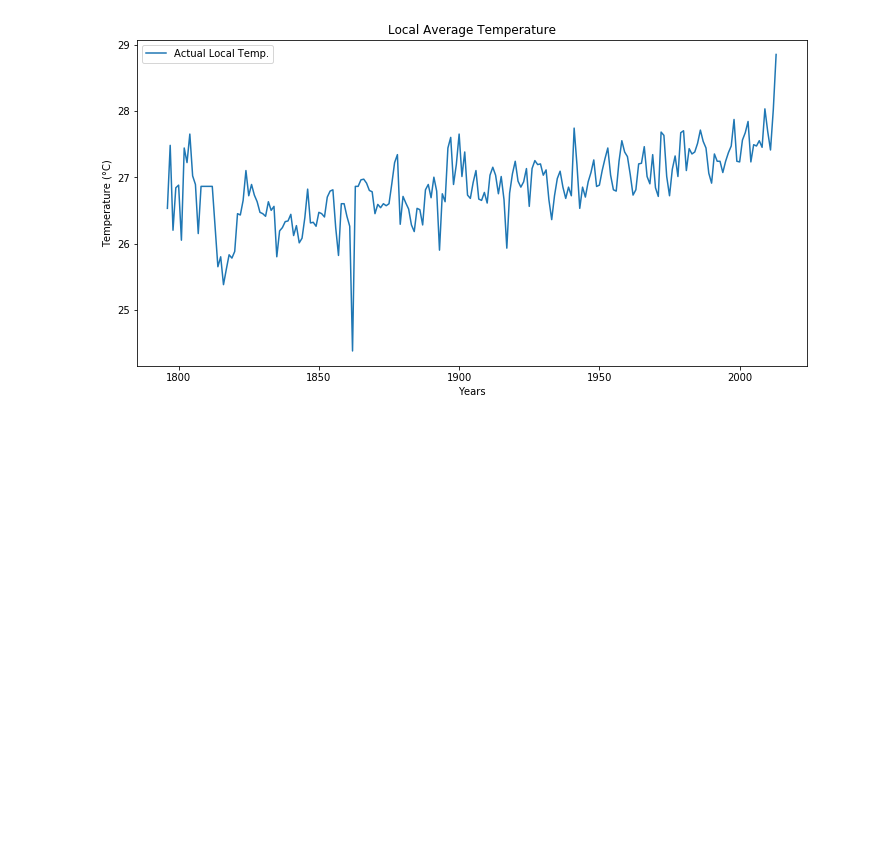
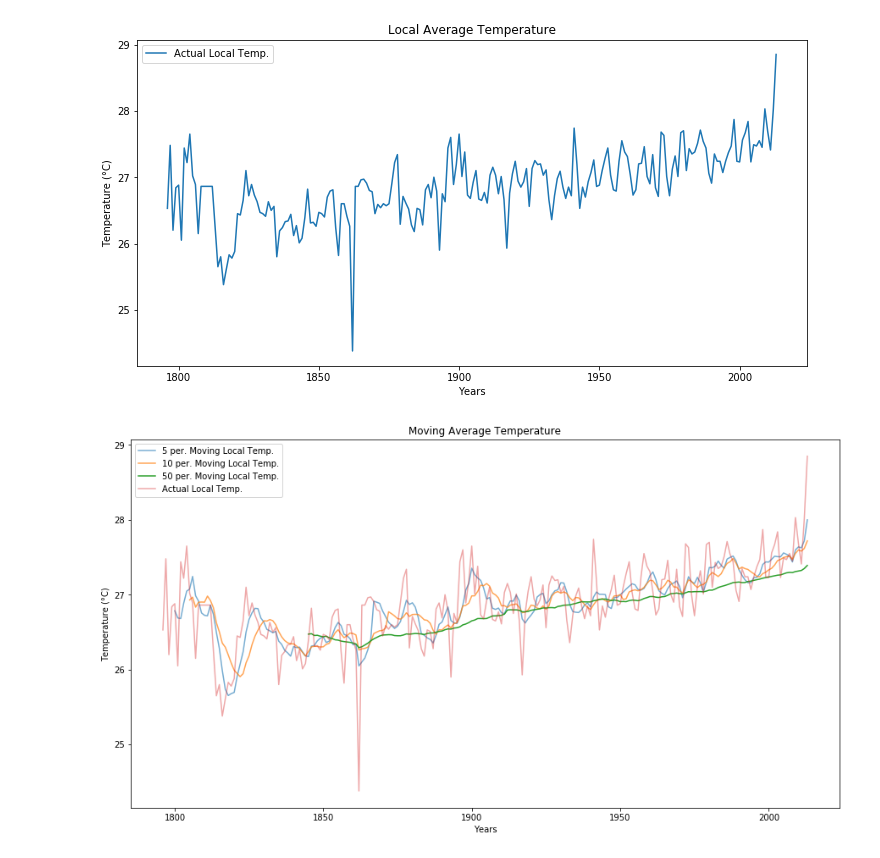
Before and after one commit to Lashuk1729/Explore-Weather-Trends, a Jupyter notebook: Explore_Weather_Trends.ipynb, the cells around one changed output. Cells and saved outputs as stored; diff of their text form; code cells hidden in the pictures; blank space fills up the shorter version.

```diff
--- a/Explore_Weather_Trends.ipynb
+++ b/Explore_Weather_Trends.ipynb
@@ -77,3 +90,16 @@ plt.title("Local Average Temperature")
 plt.show()
 # %% [output]
 [figure]
+# %%
+plt.figure(figsize=(15, 8))
+plt.plot(data['year'], moving_avg(data['local_avg_temp'], 5), label='5 per. Moving Local Temp.',alpha = 0.6)
+plt.plot(data['year'], moving_avg(data['local_avg_temp'], 10), label='10 per. Moving Local Temp.',alpha = 0.7)
+plt.plot(data['year'], moving_avg(data['local_avg_temp'], 50), label='50 per. Moving Local Temp.')
+plt.plot(data['year'], data['local_avg_temp'], label = 'Actual Local Temp.',alpha = 0.4)
+plt.legend()
+plt.xlabel("Years")
+plt.ylabel("Temperature (°C)")
+plt.title("Moving Average Temperature")
+plt.show()
+# %% [output]
+[figure, added]
```
Also changed, not shown: parts of 2 cells of this notebook.
